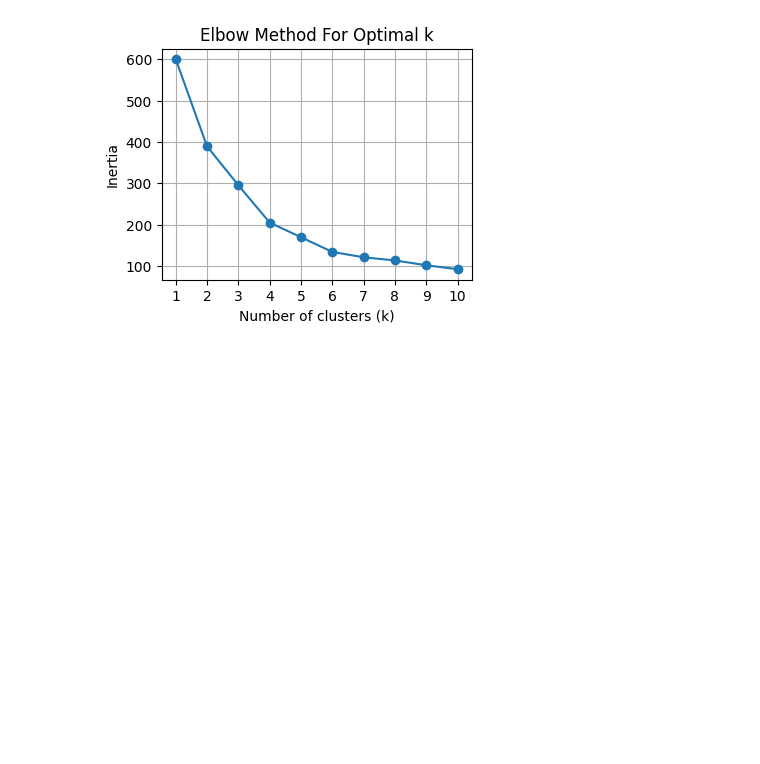
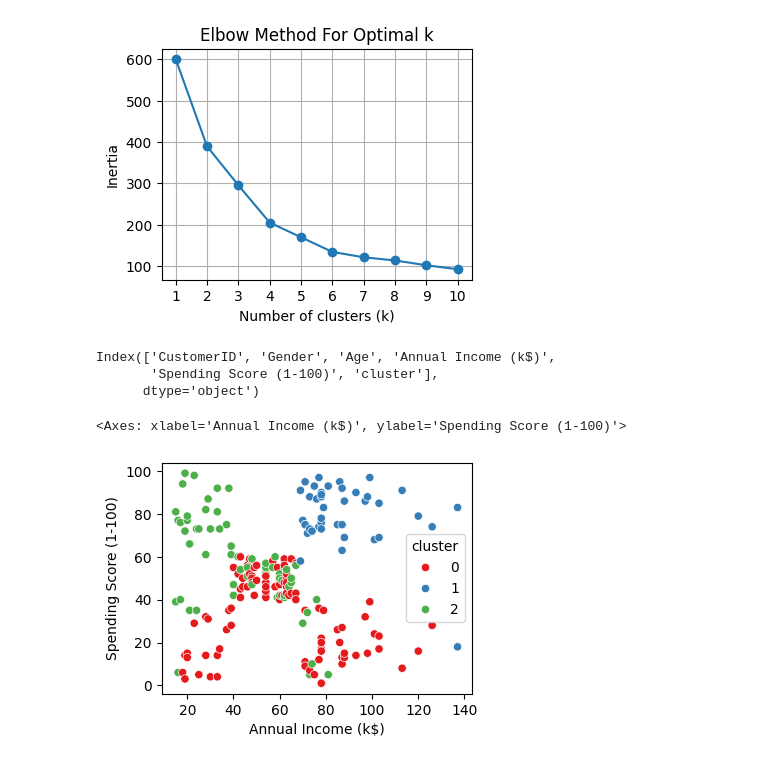
Before and after one commit to avanteesarve-code/Green-AI---python, a Jupyter notebook: Day10.ipynb, the cells around one changed output. Drawn from its saved outputs; the diff is of its cells as text; code cells hidden in the pictures; blank space fills up the shorter version.

```diff
--- a/Day10.ipynb
+++ b/Day10.ipynb
@@ -46,3 +46,16 @@ plt.grid()
 plt.show()
 # %% [output]
 [figure]
+# %%
+mall_df.columns
+# %% [output]
+Index(['CustomerID', 'Gender', 'Age', 'Annual Income (k$)',
+       'Spending Score (1-100)', 'cluster'],
+      dtype='object')
+# %%
+import seaborn as sns
+plt.figure(figsize=(4, 3))
+sns.scatterplot(data=mall_df, x='Annual Income (k$)', y='Spending Score (1-100)', hue='cluster', palette='Set1')
+# %% [output]
+<Axes: xlabel='Annual Income (k$)', ylabel='Spending Score (1-100)'>
+[figure, added]
```
Also changed, not shown: parts of 1 cell of this notebook, 1 other file.
